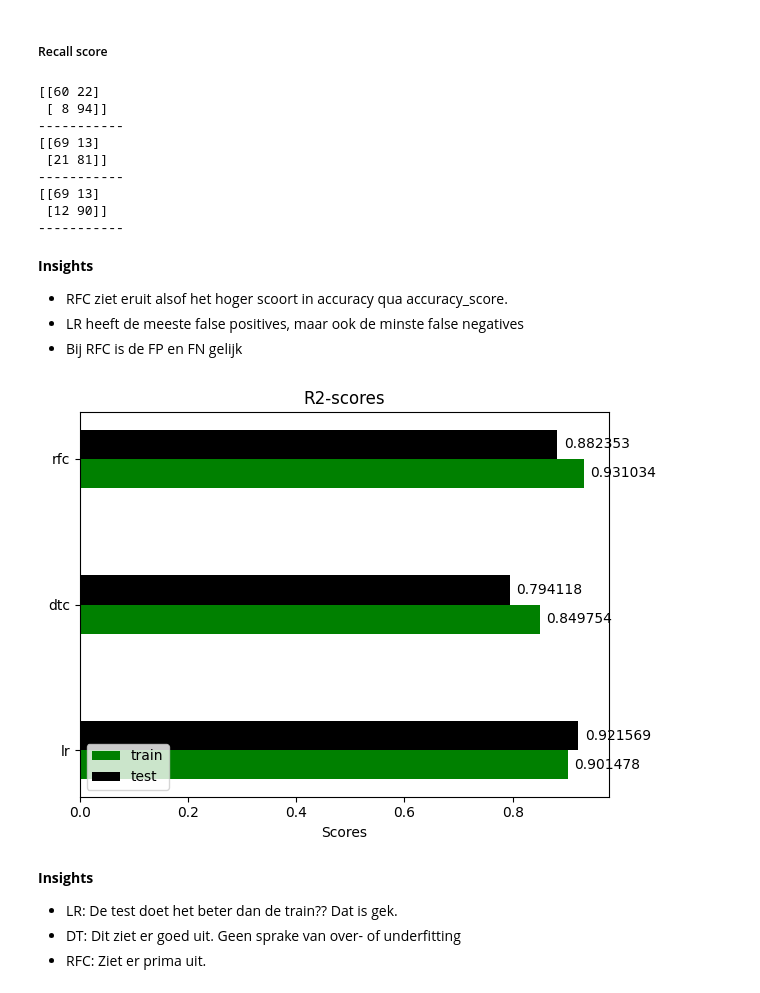
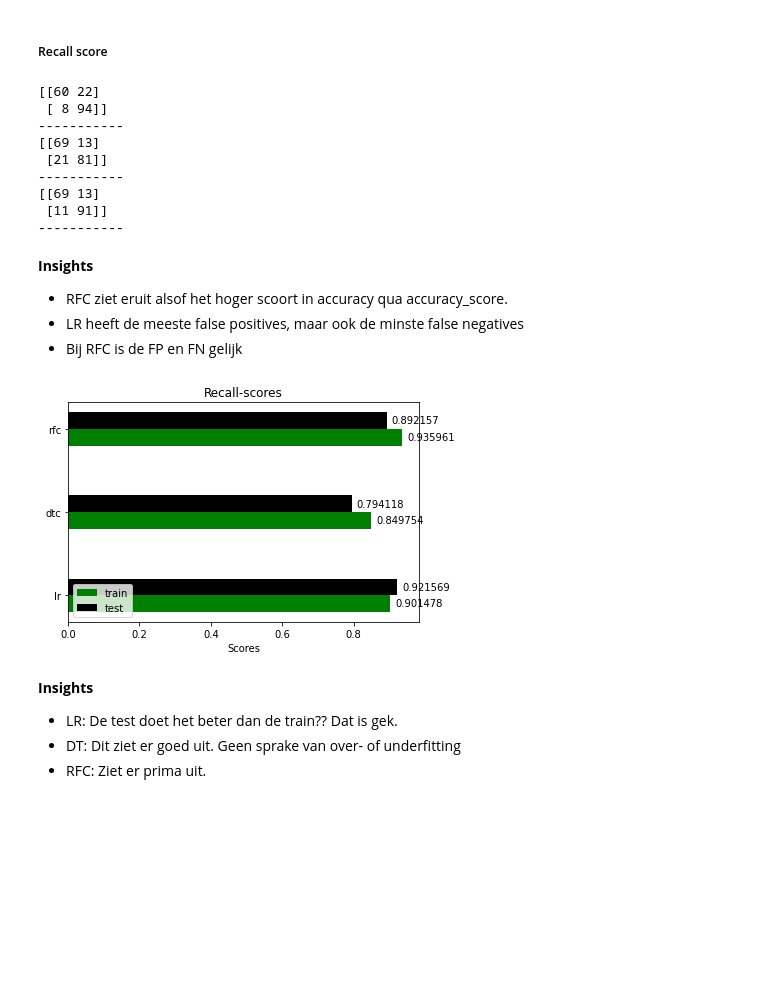
Before and after one commit to Mysurii/Minoi-AAI, a Jupyter notebook: Machine Learning/heart_disease.ipynb, the cells around one changed output. Drawn from its saved outputs; the diff is of its cells as text; code cells hidden in the pictures; blank space fills up the shorter version.

```diff
--- a/Machine Learning/heart_disease.ipynb
+++ b/Machine Learning/heart_disease.ipynb
@@ -426,11 +427,9 @@ clf.best_params_
 
 {'max_depth': 3, 'max_leaf_nodes': 5, 'min_samples_split': 2} zijn dus de optimale parameters. Zelf had ik een grotere max_depth verwacht.
 # %%
-from time import time
-
 start = time()
 
-dtc = DecisionTreeClassifier(max_depth=3, max_leaf_nodes=8, min_samples_split=2, random_state=11)
+dtc = DecisionTreeClassifier(max_depth=3, max_leaf_nodes=5, min_samples_split=2, random_state=11)
 
 dtc.fit(X_train, y_train)
 
@@ -478,16 +477,18 @@ RandomForestClassifier(max_depth=17, min_samples_leaf=2, n_estimators=130,
 Nu doen we een Gridsearch met heel wat minder parameters, aangezien we ongeveer al weten wat ongeveer de beste parameters zijn. Zo doen we bijvoorbeeld een gridseach voor max_depth 13 t/m 16, aangezien we weten dat het ongeveer bij de 14 is.
 # %%
 # Number of trees in random forest
-n_estimators = [i for i in range(96, 101)]
+n_estimators = [i for i in range(49, 55)]
 # Maximum number of levels in tree
-max_depth = [4,5,6]
+max_depth = [8,9,10]
 # Minimum number of samples required to be a leaf node
 min_samples_leaf = [2,3,4]
+min_sample_split = [3,4,5]
 # Create the random grid
 random_grid = {'n_estimators': n_estimators,
                 'max_features': ['sqrt'],
                 'max_depth': max_depth,
-                'min_samples_leaf': min_samples_leaf}
+                'min_samples_leaf': min_samples_leaf,
+                'min_samples_split': min_samples_split}
 
 grfc = GridSearchCV(RandomForestClassifier(random_state=11), random_grid, cv=7, scoring='recall')
 
@@ -503,7 +504,7 @@ RandomForestClassifier(max_depth=4, max_features='sqrt', min_samples_leaf=4,
 De beste paramters zijn dus: max_depth=5, max_features='sqrt', min_samples_leaf=4, n_estimators=98, random_state=11
 # %%
 start = time()
-rfc = RandomForestClassifier(max_depth=5, max_features='sqrt', n_estimators=98, min_samples_leaf=4, random_state=11)
+rfc = RandomForestClassifier(max_depth=9, max_features='sqrt', n_estimators=53, min_samples_leaf=3, random_state=11)
 rfc.fit(X_train, y_train)
 
 end = time()
@@ -538,7 +539,7 @@ rfc_scores = get_scores(rfc)
  [21 81]]
 -----------
 [[69 13]
- [12 90]]
+ [11 91]]
 -----------
 # %% [markdown]
 **Insights**
@@ -548,33 +549,33 @@ rfc_scores = get_scores(rfc)
 # %%
 import numpy as np
 
 
 train = [lr_scores['train'], dtc_scores['train'], rfc_scores['train']]
 test = [lr_scores['test'], dtc_scores['test'], rfc_scores['test']]
 
 models = ('lr', 'dtc', 'rfc')
 
 x = np.arange(len(models))
 width = 0.2
 
 fig, ax = plt.subplots()
 train_bars = ax.barh(x - width/2, train, width, label='train', color='g')
 test_bars = ax.barh(x + width/2, test, width, label='test', color='black')
 
 # Add some text for labels, title and custom x-axis tick labels, etc.
 ax.set_xlabel('Scores')
-ax.set_title('R2-scores')
+ax.set_title('Recall-scores')
 ax.set_yticks(x, models)
 ax.legend(loc="lower left")
 
 ax.bar_label(train_bars, padding=5)
 ax.bar_label(test_bars, padding=5)
 
 fig.tight_layout()
 
 plt.show()
 # %% [output]
-[figure, old version]
+[figure, new version]
 # %% [markdown]
 **Insights**
 - LR: De test doet het beter dan de train?? Dat is gek.
```
Also changed, not shown: parts of 7 cells of this notebook, 1 other file.
